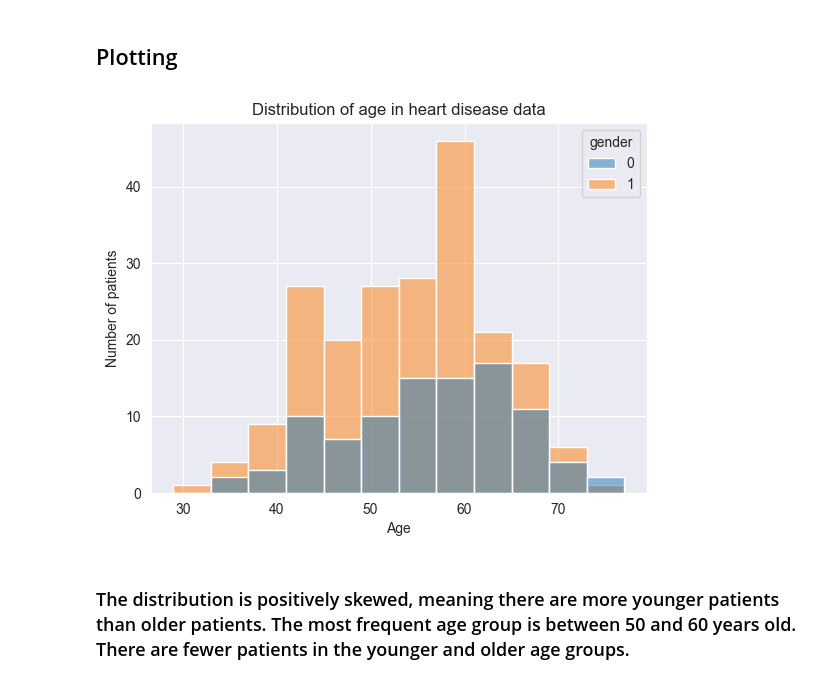
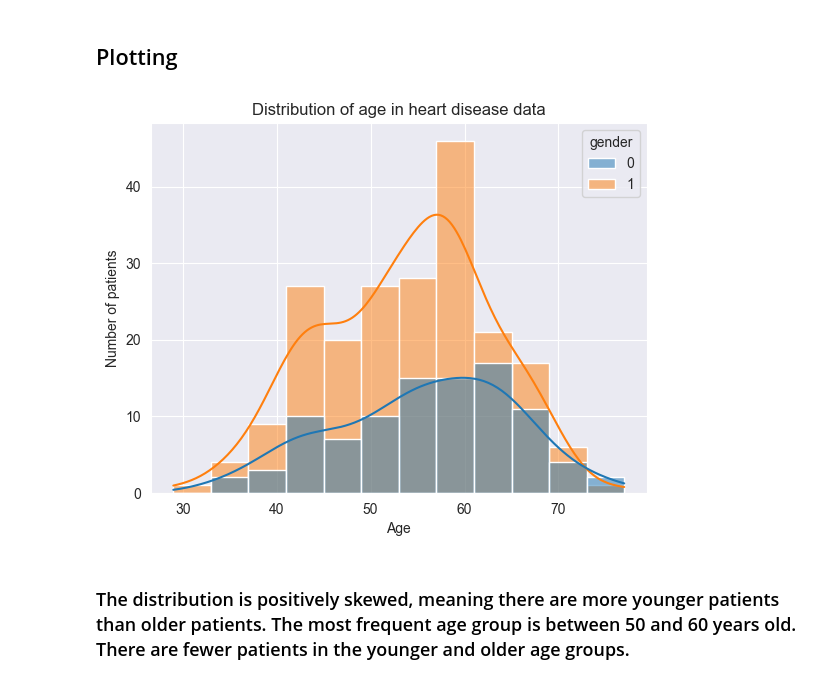
Before and after one commit to AbdurrahmanIdr/Heart_Disease_Prediction, a Jupyter notebook: eda.ipynb, the cells around one changed output. Saved outputs shown, nothing was run; the diff lists cells and outputs as text; code cells hidden in the pictures.

```diff
--- a/eda.ipynb
+++ b/eda.ipynb
@@ -118,13 +118,13 @@ df.describe().T
 # %% [markdown]
 ## Plotting
 # %%
-sns.histplot(df, x='age', hue='gender')
+sns.histplot(df, x='age', hue='gender', kde=True)
 plt.xlabel("Age")
 plt.ylabel("Number of patients")
 plt.title("Distribution of age in heart disease data")
 plt.show()
 # %% [output]
-[figure, old version]
+[figure, new version]
 # %% [markdown]
 ### The distribution is positively skewed, meaning there are more younger patients than older patients. The most frequent age group is between 50 and 60 years old. There are fewer patients  in the younger and older age groups.
 # %%
```
Also changed, not shown: parts of 2 cells of this notebook.
